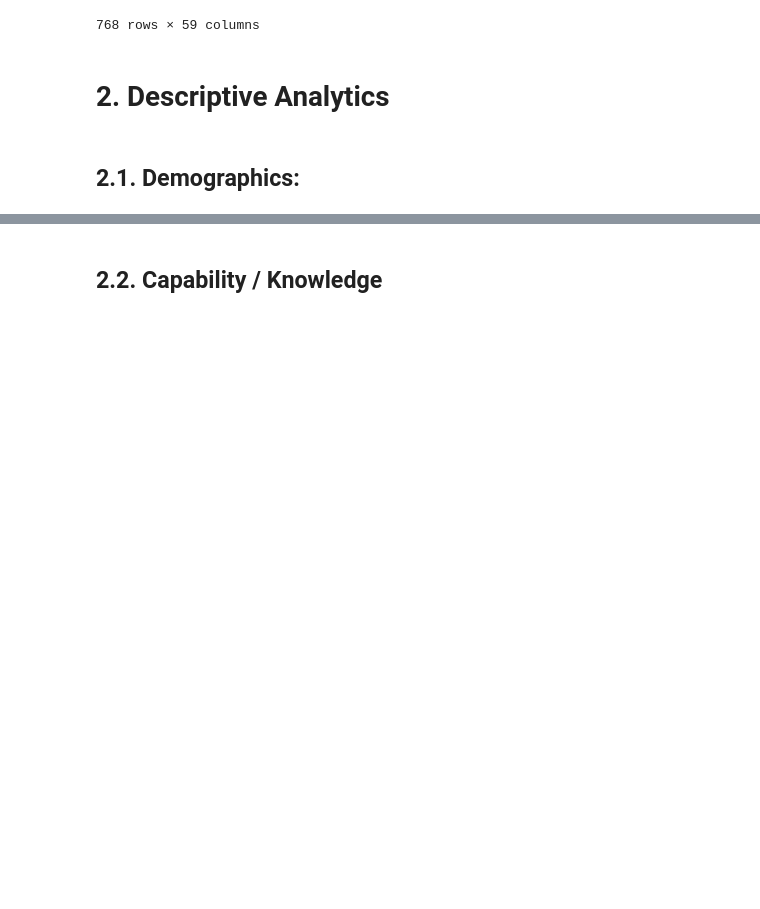
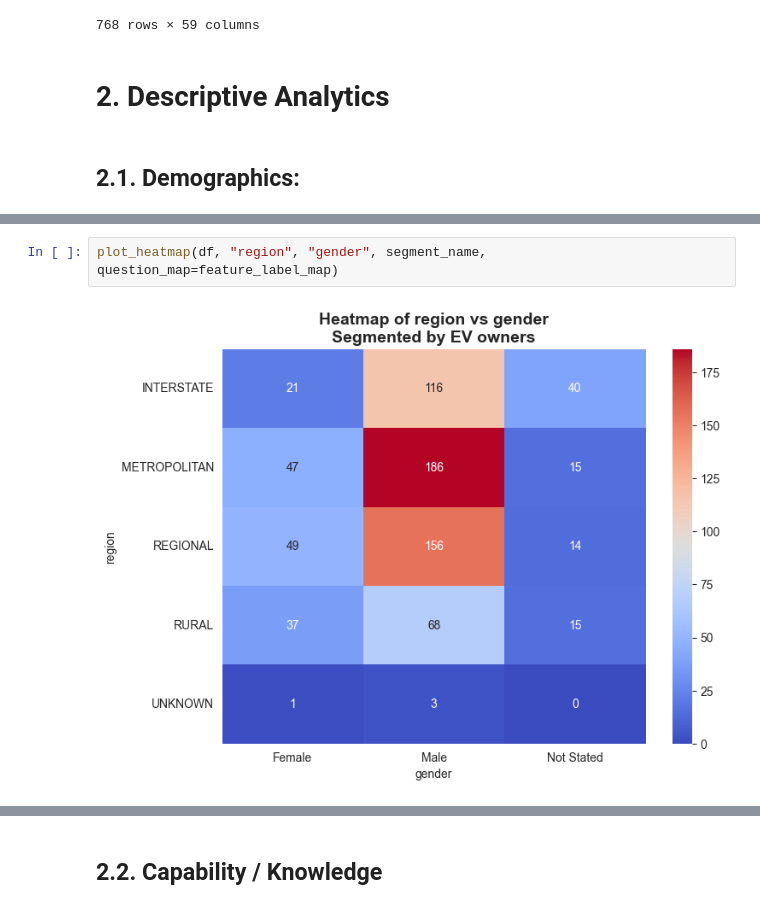
Before and after one commit to bernardomendonca/v2g-survey-analysis, a Jupyter notebook: 2B_contextual_data_segmented.ipynb, the cells around one changed output, grey strips where cells are left out. Drawn from its saved outputs; the diff is of its cells as text; blank space fills up the shorter version.

```diff
--- a/2B_contextual_data_segmented.ipynb
+++ b/2B_contextual_data_segmented.ipynb
@@ -238,0 +166,4 @@ plt.show()
+# %%
+plot_heatmap(df, "region", "gender", segment_name, question_map=feature_label_map)
+# %% [output]
+[figure, added]
```
Also changed, not shown: parts of 36 cells of this notebook, 4 other files.
